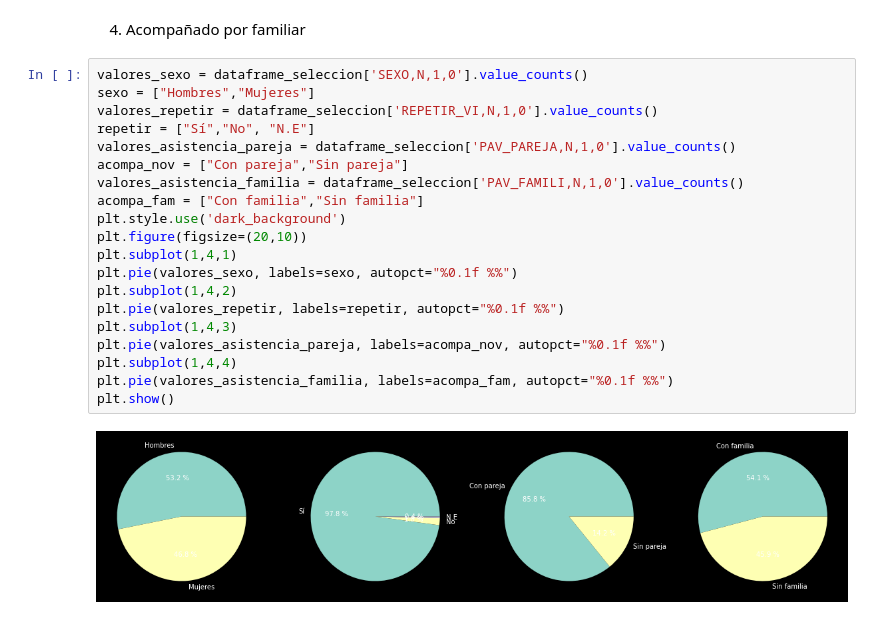
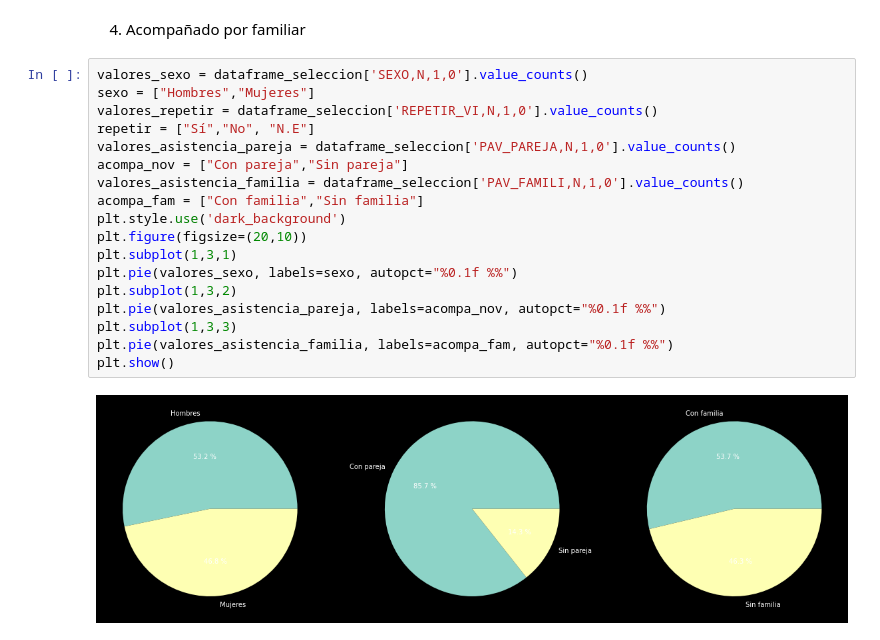
Before and after one commit to BrandonIslas/Proyecto1_Mineria_Datos, a Jupyter notebook: Reporte_Limpieza.ipynb, the cells around one changed output. Drawn from its saved outputs; the diff is of its cells as text.

```diff
--- a/Reporte_Limpieza.ipynb
+++ b/Reporte_Limpieza.ipynb
@@ -190,22 +207,20 @@ plt.style.use('dark_background')
 # %%
 valores_sexo = dataframe_seleccion['SEXO,N,1,0'].value_counts()
 sexo = ["Hombres","Mujeres"]
 valores_repetir = dataframe_seleccion['REPETIR_VI,N,1,0'].value_counts()
 repetir = ["Sí","No", "N.E"]
 valores_asistencia_pareja = dataframe_seleccion['PAV_PAREJA,N,1,0'].value_counts()
 acompa_nov = ["Con pareja","Sin pareja"]
 valores_asistencia_familia = dataframe_seleccion['PAV_FAMILI,N,1,0'].value_counts()
 acompa_fam = ["Con familia","Sin familia"]
 plt.style.use('dark_background')
 plt.figure(figsize=(20,10))
-plt.subplot(1,4,1)
+plt.subplot(1,3,1)
 plt.pie(valores_sexo, labels=sexo, autopct="%0.1f %%")
-plt.subplot(1,4,2)
-plt.pie(valores_repetir, labels=repetir, autopct="%0.1f %%")
-plt.subplot(1,4,3)
+plt.subplot(1,3,2)
 plt.pie(valores_asistencia_pareja, labels=acompa_nov, autopct="%0.1f %%")
-plt.subplot(1,4,4)
+plt.subplot(1,3,3)
 plt.pie(valores_asistencia_familia, labels=acompa_fam, autopct="%0.1f %%")
 plt.show()
 # %% [output]
-[figure, old version]
+[figure, new version]
```
Also changed, not shown: parts of 35 cells of this notebook, 1 other file.
